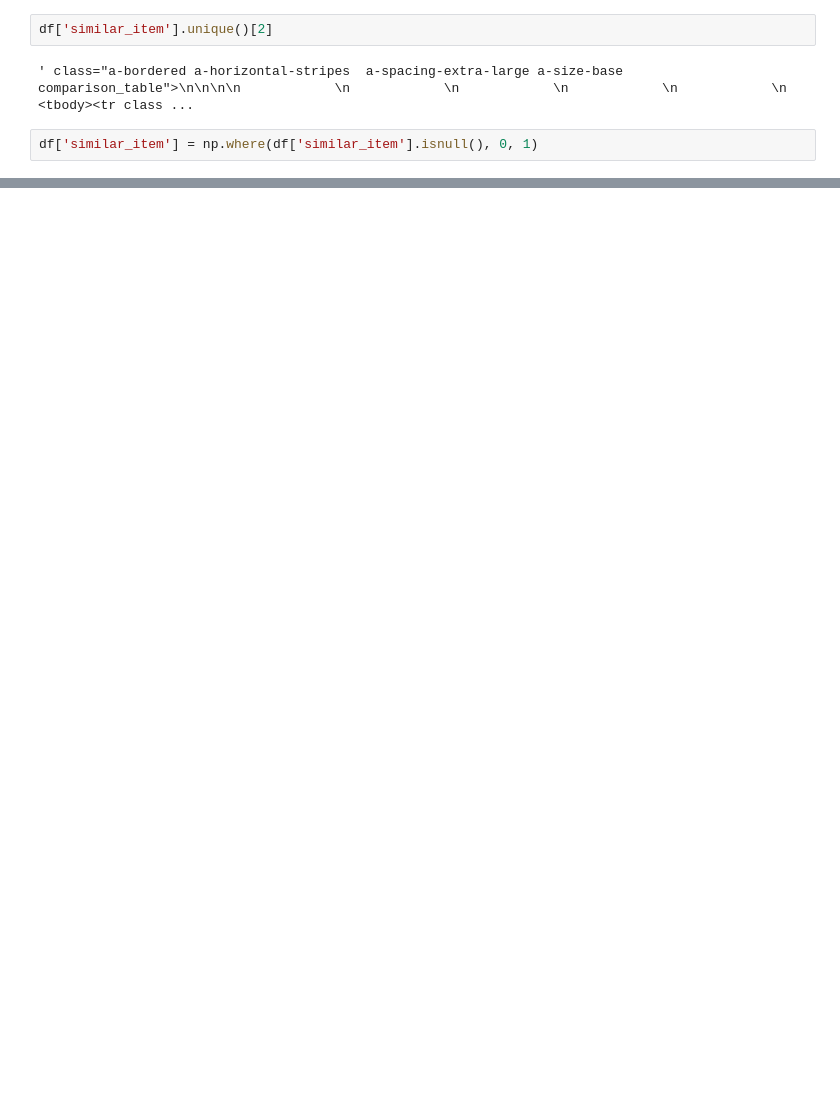
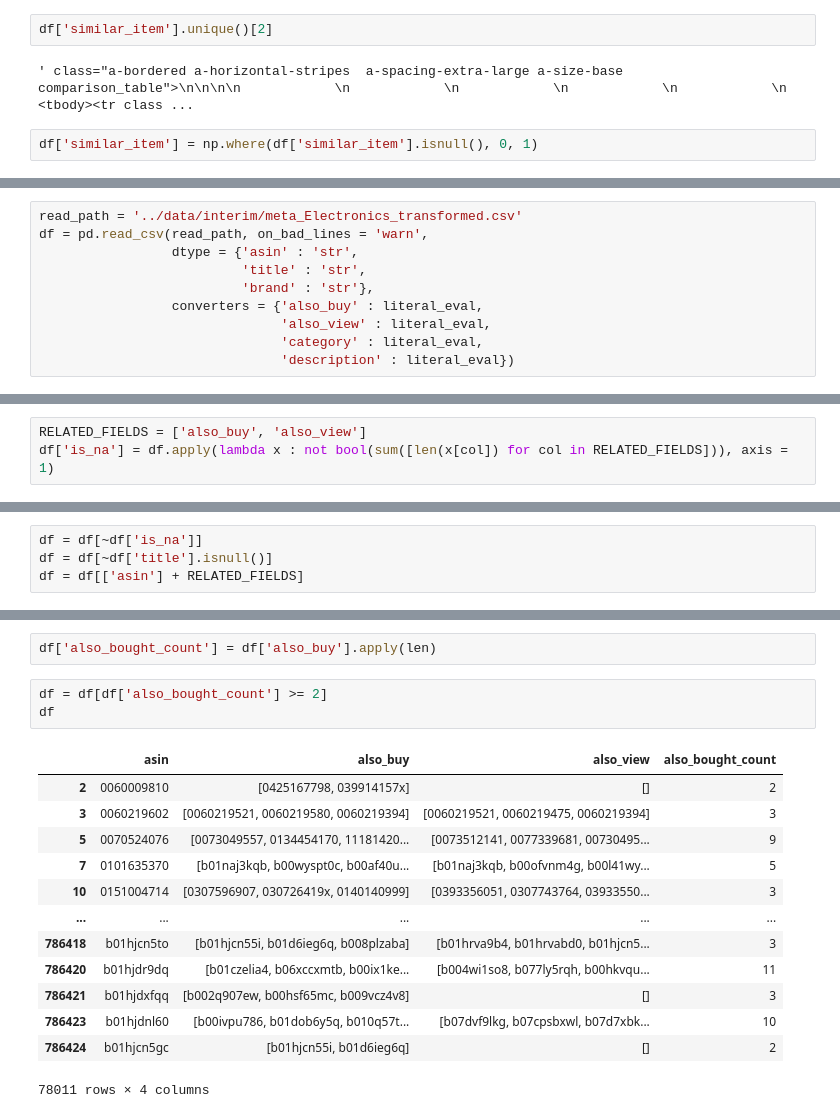
Before and after one commit to AshishSinha5/recommender, a Jupyter notebook: notebooks/6.1-amazon-explicit-data-transform.ipynb, the cells around one changed output, grey strips where cells are left out. Drawn from its saved outputs; the diff is of its cells as text; blank space fills up the shorter version.

```diff
--- a/notebooks/6.1-amazon-explicit-data-transform.ipynb
+++ b/notebooks/6.1-amazon-explicit-data-transform.ipynb
@@ -65,0 +70,10 @@ df.to_csv(write_path, index = False)
+# %%
+read_path = '../data/interim/meta_Electronics_transformed.csv'
+df = pd.read_csv(read_path, on_bad_lines = 'warn',
+                 dtype = {'asin' : 'str',
+                          'title' : 'str',
+                          'brand' : 'str'},
+                 converters = {'also_buy' : literal_eval,
+                               'also_view' : literal_eval,
+                               'category' : literal_eval,
+                               'description' : literal_eval})
@@ -65,0 +103,3 @@ df.to_csv(write_path, index = False)
+# %%
+RELATED_FIELDS = ['also_buy', 'also_view']
+df['is_na'] = df.apply(lambda x : not bool(sum([len(x[col]) for col in RELATED_FIELDS])), axis = 1)
@@ -65,0 +115,4 @@ df.to_csv(write_path, index = False)
+# %%
+df = df[~df['is_na']]
+df = df[~df['title'].isnull()]
+df = df[['asin'] + RELATED_FIELDS]
@@ -65,0 +135,19 @@ df.to_csv(write_path, index = False)
+# %%
+df['also_bought_count'] = df['also_buy'].apply(len)
+# %%
+df = df[df['also_bought_count'] >= 2]
+df
+# %% [output]
+|  | asin | also_buy | also_view | also_bought_count |
+| 2 | 0060009810 | [0425167798, 039914157x] | [] | 2 |
+| 3 | 0060219602 | [0060219521, 0060219580, 0060219394] | [0060219521, 0060219475, 0060219394] | 3 |
+| 5 | 0070524076 | [0073049557, 0134454170, 11181420... | [0073512141, 0077339681, 00730495... | 9 |
+| 7 | 0101635370 | [b01naj3kqb, b00wyspt0c, b00af40u... | [b01naj3kqb, b00ofvnm4g, b00l41wy... | 5 |
+| 10 | 0151004714 | [0307596907, 030726419x, 0140140999] | [0393356051, 0307743764, 03933550... | 3 |
+| ... | ... | ... | ... | ... |
+| 786418 | b01hjcn5to | [b01hjcn55i, b01d6ieg6q, b008plzaba] | [b01hrva9b4, b01hrvabd0, b01hjcn5... | 3 |
+| 786420 | b01hjdr9dq | [b01czelia4, b06xccxmtb, b00ix1ke... | [b004wi1so8, b077ly5rqh, b00hkvqu... | 11 |
+| 786421 | b01hjdxfqq | [b002q907ew, b00hsf65mc, b009vcz4v8] | [] | 3 |
+| 786423 | b01hjdnl60 | [b00ivpu786, b01dob6y5q, b010q57t... | [b07dvf9lkg, b07cpsbxwl, b07d7xbk... | 10 |
+| 786424 | b01hjcn5gc | [b01hjcn55i, b01d6ieg6q] | [] | 2 |
+78011 rows × 4 columns
```
Also changed, not shown: parts of 13 cells of this notebook, 1 other file.
